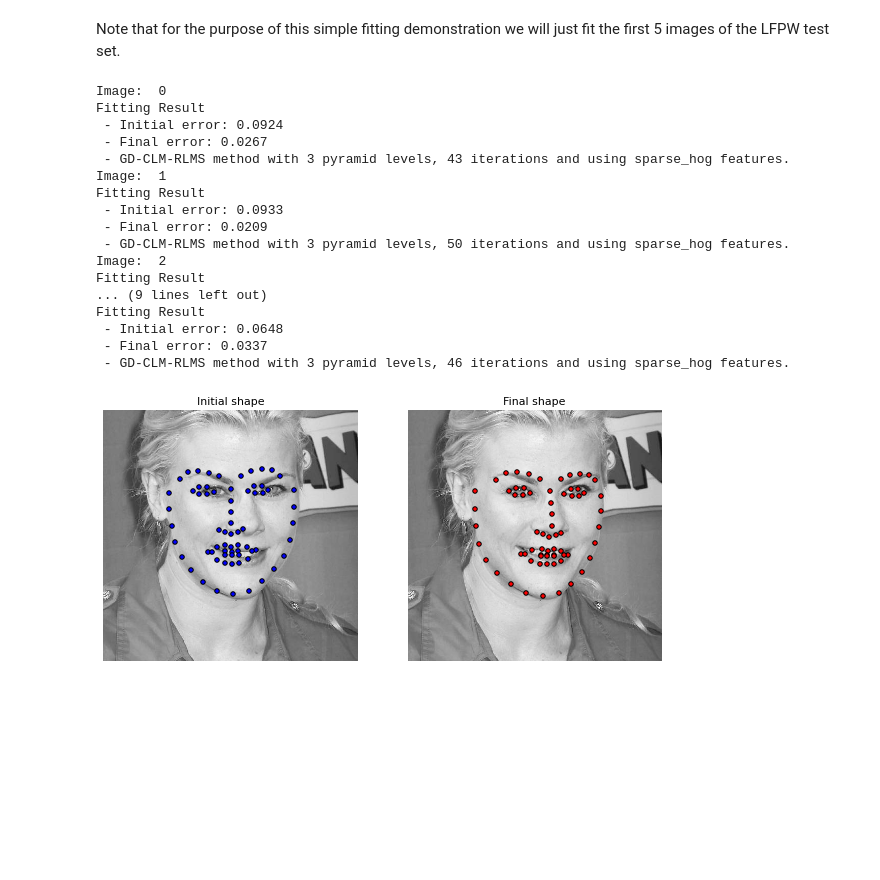
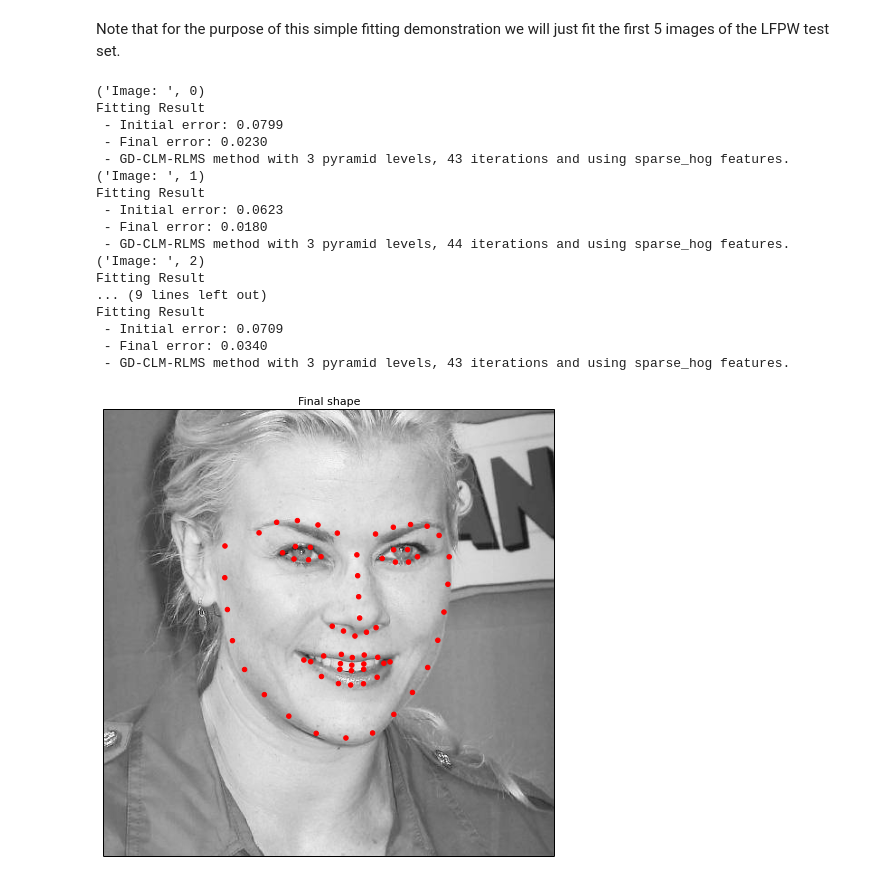
Before and after one commit to menpo/menpofit-notebooks, a Jupyter notebook: notebooks/DeformableModels/ConstrainedLocalModel/CLMs Basics.ipynb, the cells around one changed output. Cells and saved outputs as stored; diff of their text form; code cells hidden in the pictures; blank space fills up the shorter version.

```diff
--- a/notebooks/DeformableModels/ConstrainedLocalModel/CLMs Basics.ipynb
+++ b/notebooks/DeformableModels/ConstrainedLocalModel/CLMs Basics.ipynb
@@ -16,7 +16,7 @@ training_images = []
 # load landmarked images
 for i in mio.import_images(path_to_lfpw + 'trainset/*', verbose=True):
     # crop image
-    i.crop_to_landmarks_proportion_inplace(0.1)
+    i = i.crop_to_landmarks_proportion(0.1)
     # convert it to grayscale if needed
     if i.n_channels == 3:
         i = i.as_greyscale(mode='luminosity')
@@ -101,7 +106,7 @@ import menpo.io as mio
 test_images = []
 for i in mio.import_images(path_to_lfpw + 'testset/*.png', max_images=5, verbose=True):
     # crop image
-    i.crop_to_landmarks_proportion_inplace(0.5)
+    i = i.crop_to_landmarks_proportion(0.5)
     # convert it to grayscale if needed
     if i.n_channels == 3:
         i = i.as_greyscale(mode='luminosity')
@@ -125,30 +130,30 @@ for j, i in enumerate(test_images):
     # append fitting result to list
     fitting_results.append(fr)
     # print image numebr
-    print 'Image: ', j
+    print('Image: ', j)
     # print fitting error
-    print fr
+    print(fr)
 # %% [output]
-Image:  0
+('Image: ', 0)
 Fitting Result
- - Initial error: 0.0924
- - Final error: 0.0267
+ - Initial error: 0.0799
+ - Final error: 0.0230
  - GD-CLM-RLMS method with 3 pyramid levels, 43 iterations and using sparse_hog features.
-Image:  1
+('Image: ', 1)
 Fitting Result
- - Initial error: 0.0933
- - Final error: 0.0209
- - GD-CLM-RLMS method with 3 pyramid levels, 50 iterations and using sparse_hog features.
-Image:  2
+ - Initial error: 0.0623
+ - Final error: 0.0180
+ - GD-CLM-RLMS method with 3 pyramid levels, 44 iterations and using sparse_hog features.
+('Image: ', 2)
 Fitting Result
 ... (9 lines left out)
 Fitting Result
- - Initial error: 0.0648
- - Final error: 0.0337
- - GD-CLM-RLMS method with 3 pyramid levels, 46 iterations and using sparse_hog features.
+ - Initial error: 0.0709
+ - Final error: 0.0340
+ - GD-CLM-RLMS method with 3 pyramid levels, 43 iterations and using sparse_hog features.
 # %%
-from menpofit.visualize import visualize_fitting_results
+from menpofit.visualize import visualize_fitting_result
 
-visualize_fitting_results(fitting_results)
+visualize_fitting_result(fitting_results)
 # %% [output]
-[figure, old version]
+[figure, new version]
```
Also changed, not shown: parts of 6 cells of this notebook.
